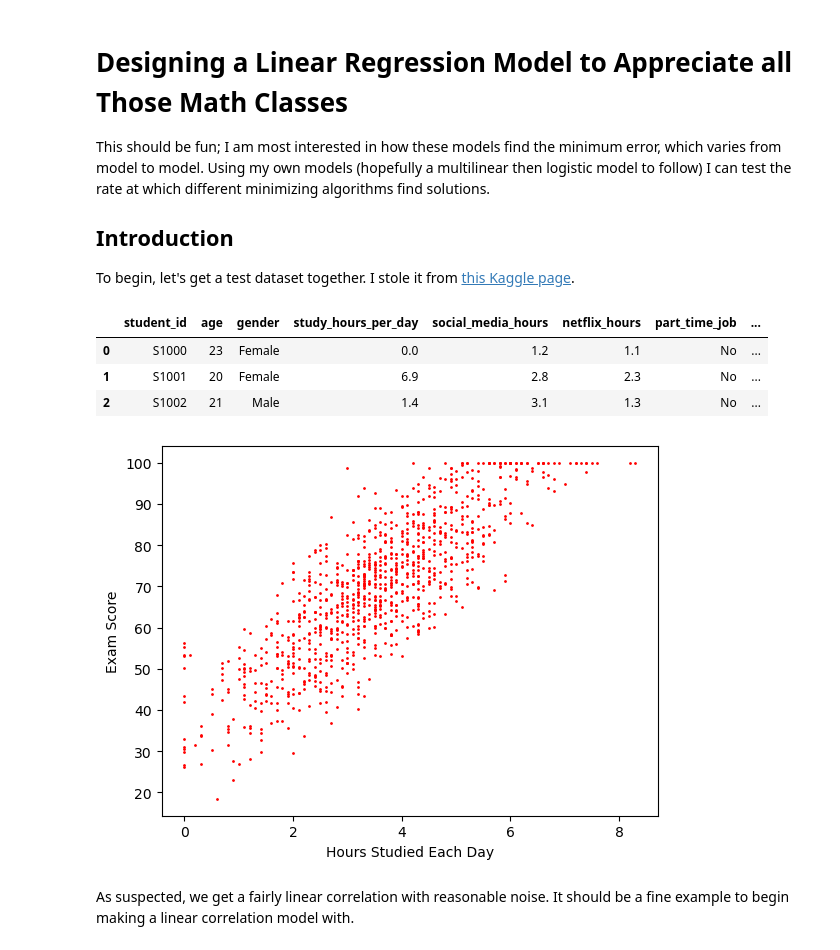
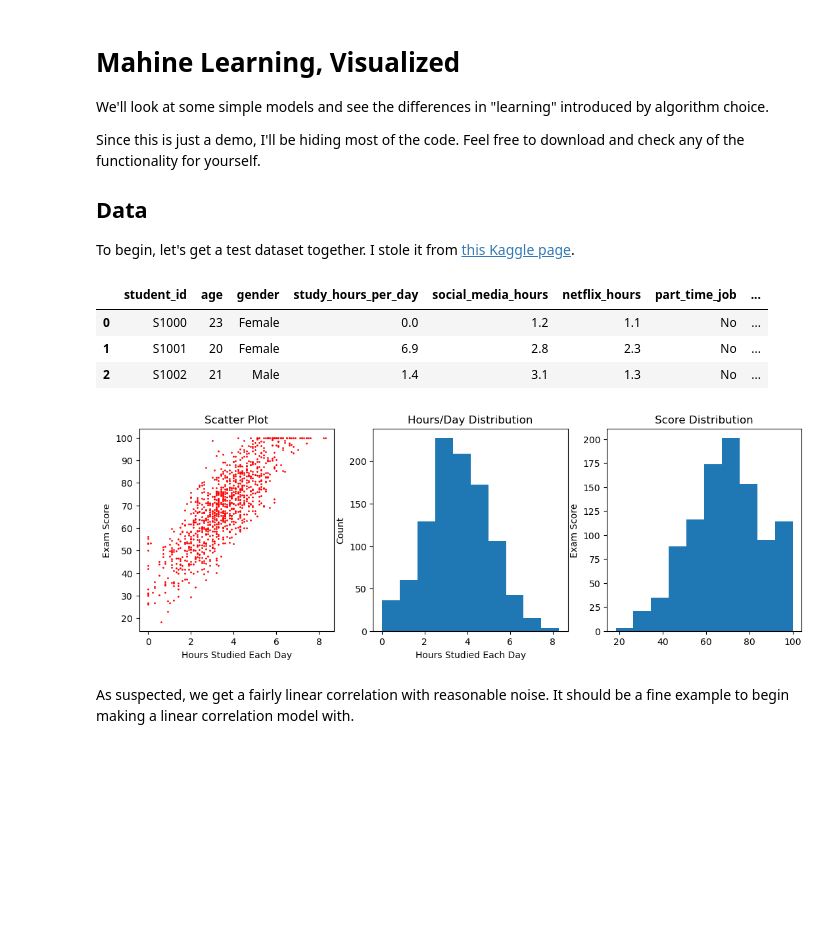
Before and after one commit to Gri314/Linear-Regression-Demo, a Jupyter notebook: custom_linear_model.ipynb, the cells around one changed output. Saved outputs shown, nothing was run; the diff lists cells and outputs as text; code cells hidden in the pictures; blank space fills up the shorter version.

```diff
--- a/custom_linear_model.ipynb
+++ b/custom_linear_model.ipynb
@@ -1,9 +1,11 @@
 # %% [markdown]
-# Designing a Linear Regression Model to Appreciate all Those Math Classes
+# Mahine Learning, Visualized
 
-This should be fun; I am most interested in how these models find the minimum error, which varies from model to model. Using my own models (hopefully a multilinear then logistic model to follow) I can test the rate at which different minimizing algorithms find solutions.
+We'll look at some simple models and see the differences in "learning" introduced by algorithm choice.
 
-## Introduction
+Since this is just a demo, I'll be hiding most of the code. Feel free to download and check any of the functionality for yourself.
+
+## Data
 To begin, let's get a test dataset together. I stole it from [this Kaggle page](https://www.kaggle.com/datasets/jayaantanaath/student-habits-vs-academic-performance?resource=download).
 # %%
 ## prereqs
@@ -24,17 +26,34 @@ stu_df.head(3)
 # %%
 ## looking for a linear correlation
 ## From my time as a teacher, I suspsect study hours and score to be linearly related
-fig, ax = plt.subplots()
-ax.set_ylabel("Exam Score")
-ax.set_xlabel("Hours Studied Each Day")
-ax.plot(
+fig, ax = plt.subplots(1, 3, figsize = (13, 4))
+ax[0].set_ylabel("Exam Score")
+ax[0].set_xlabel("Hours Studied Each Day")
+ax[0].plot(
     stu_df.study_hours_per_day,
     stu_df.exam_score,
     'ro', markersize = 1.0
 )
+ax[0].set_title("Scatter Plot")
+
+ax[1].hist(
+    stu_df.study_hours_per_day
+)
+ax[1].set_title("Hours/Day Distribution")
+ax[1].set_ylabel("Count")
+ax[1].set_xlabel("Hours Studied Each Day")
+
+ax[2].hist(
+    stu_df.exam_score
+)
+
+ax[2].set_title("Score Distribution")
+ax[2].set_ylabel("Count")
+ax[2].set_ylabel("Exam Score")
+
 plt.show()
 # %% [output]
-[figure, old version]
+[figure, new version]
 # %% [markdown]
 As suspected, we get a fairly linear correlation with reasonable noise. It should be a fine example to begin making a linear correlation model with.
 # %% [markdown]
```
Also changed, not shown: parts of 12 cells of this notebook.
